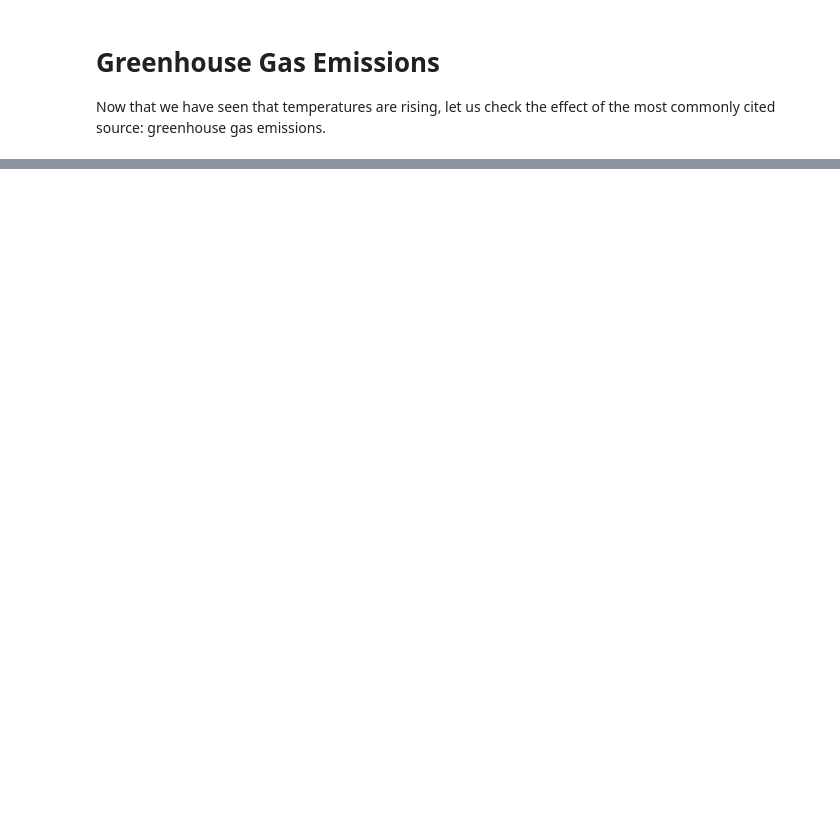
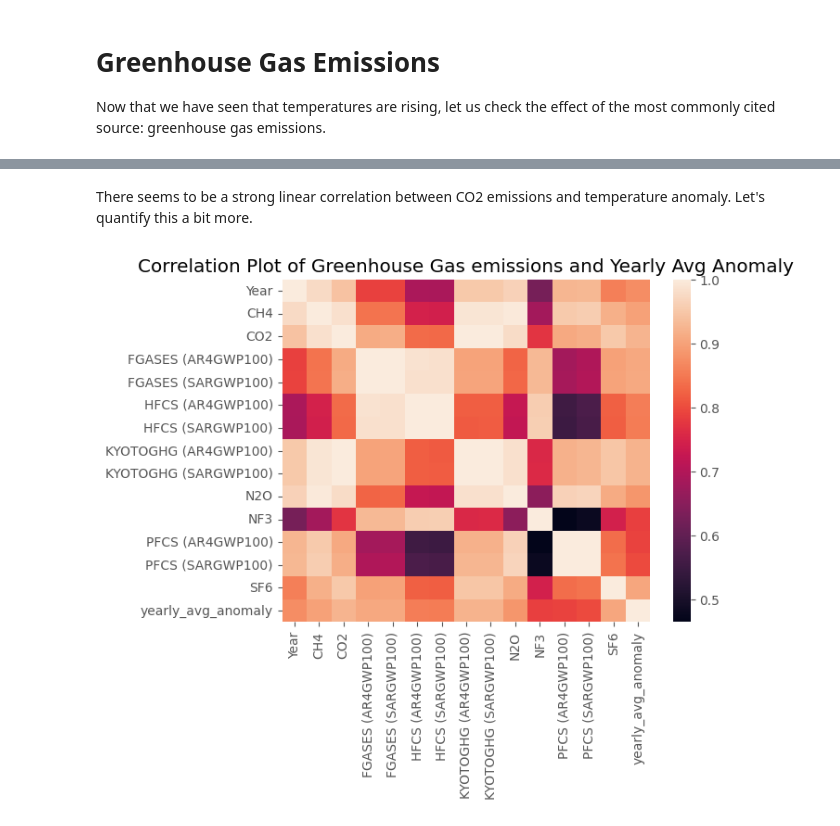
Before and after one commit to rohitbhamidi/GlobalWarmingStory, a Jupyter notebook: Story.ipynb, the cells around one changed output, grey strips where cells are left out. Drawn from its saved outputs; the diff is of its cells as text; code cells hidden in the pictures; blank space fills up the shorter version.

```diff
--- a/Story.ipynb
+++ b/Story.ipynb
@@ -53,6 +53,8 @@ ghg_grouped.reset_index(inplace=True)
 melted_df = ghg_grouped.melt(id_vars=['entity'], var_name='Year', value_name='Value')
 reshaped_df = melted_df.pivot(index='Year', columns='entity', values='Value')
 ghg_df = reshaped_df.reset_index()
+# %%
+ghg_df.Year = ghg_df.Year.astype('int')
 # %% [markdown]
 # **Are Temperatures Rising?**
 
@@ -197,0 +203,3 @@ Dropdown(description='Select gas:', options=('CH4', 'CO2', 'FGASES (AR4GWP100)',
+# %%
+ghg_limited = ghg_df[ghg_df['Year']>1879]
+monthly_limited = monthly_data[monthly_data['Year']<2022]
@@ -197,0 +244,14 @@ Dropdown(description='Select gas:', options=('CH4', 'CO2', 'FGASES (AR4GWP100)',
+# %% [markdown]
+There seems to be a strong linear correlation between CO2 emissions and temperature anomaly. Let's quantify this a bit more.
+# %%
+full_ghg_anomaly_df = pd.merge(ghg_limited, monthly_limited, how='outer', on='Year')
+# %%
+months = ['Jan', 'Feb', 'Mar', 'Apr', 'May', 'Jun','Jul', 'Aug', 'Sep', 'Oct', 'Nov', 'Dec']
+full_ghg_anomaly_df['yearly_avg_anomaly'] = full_ghg_anomaly_df[months].apply(lambda row: row.mean(), axis=1)
+# %%
+ghg_correlation_cols = [col for col in full_ghg_anomaly_df.columns if col not in months]
+sns.heatmap(full_ghg_anomaly_df[ghg_correlation_cols].corr())
+plt.title('Correlation Plot of Greenhouse Gas emissions and Yearly Avg Anomaly')
+plt.show()
+# %% [output]
+[figure, added]
```
Also changed, not shown: parts of 9 cells of this notebook.
